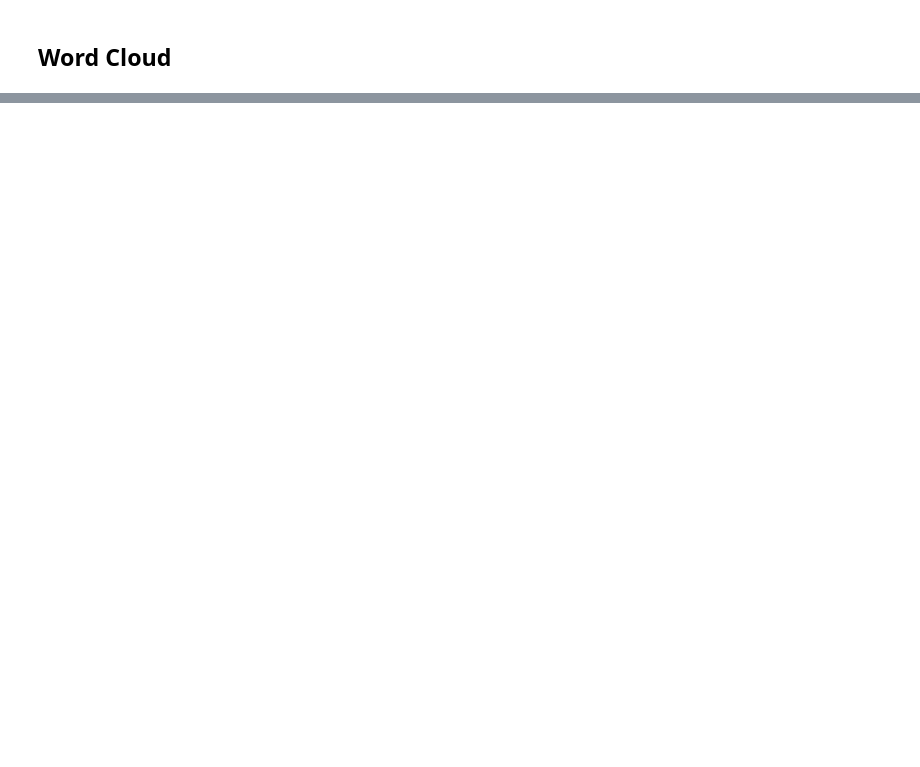
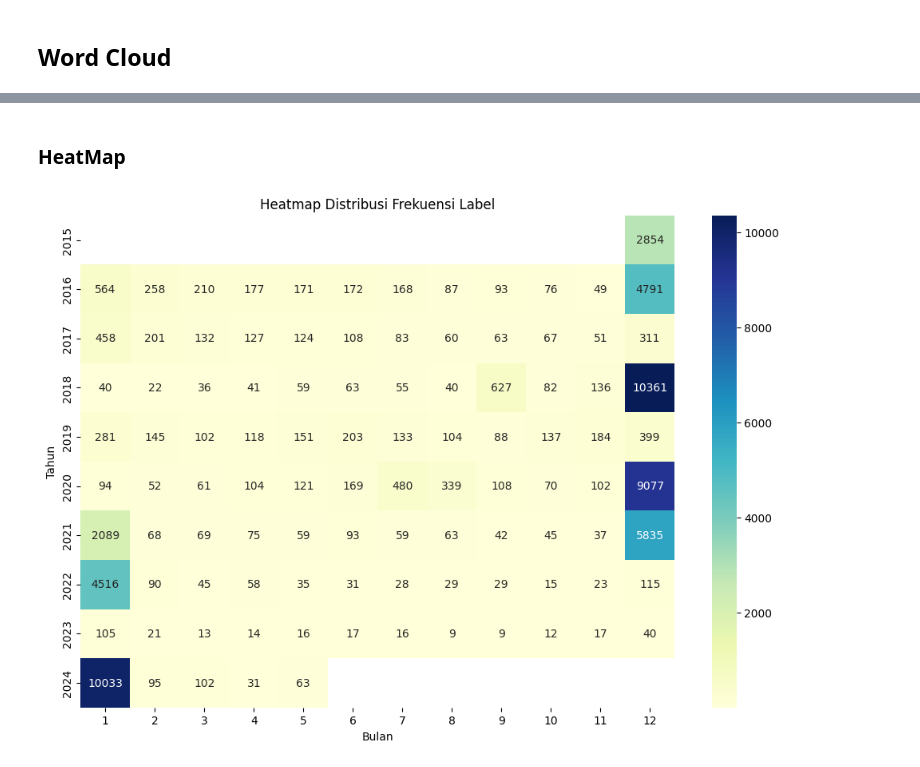
Before and after one commit to ekaputra04/youtube-rewind-indonesia-sentiment-analysis, a Jupyter notebook: analysis-data/analysis-all/app.ipynb, the cells around one changed output, grey strips where cells are left out. Saved outputs shown, nothing was run; the diff lists cells and outputs as text; code cells hidden in the pictures; blank space fills up the shorter version.

```diff
--- a/analysis-data/analysis-all/app.ipynb
+++ b/analysis-data/analysis-all/app.ipynb
@@ -555,0 +591,12 @@ for sentiment in sentiments:
+# %% [markdown]
+### HeatMap
+# %%
+heatmap_data = df.pivot_table(index=df['publishedAt'].dt.year, columns=df['publishedAt'].dt.month, values='predicted_label', aggfunc='count')
+plt.figure(figsize=(12, 8))
+sns.heatmap(heatmap_data, annot=True, fmt=".0f", cmap='YlGnBu')
+plt.title('Heatmap Distribusi Frekuensi Label')
+plt.xlabel('Bulan')
+plt.ylabel('Tahun')
+plt.show()
+# %% [output]
+[figure, added]
```
Also changed, not shown: parts of 26 cells of this notebook.
